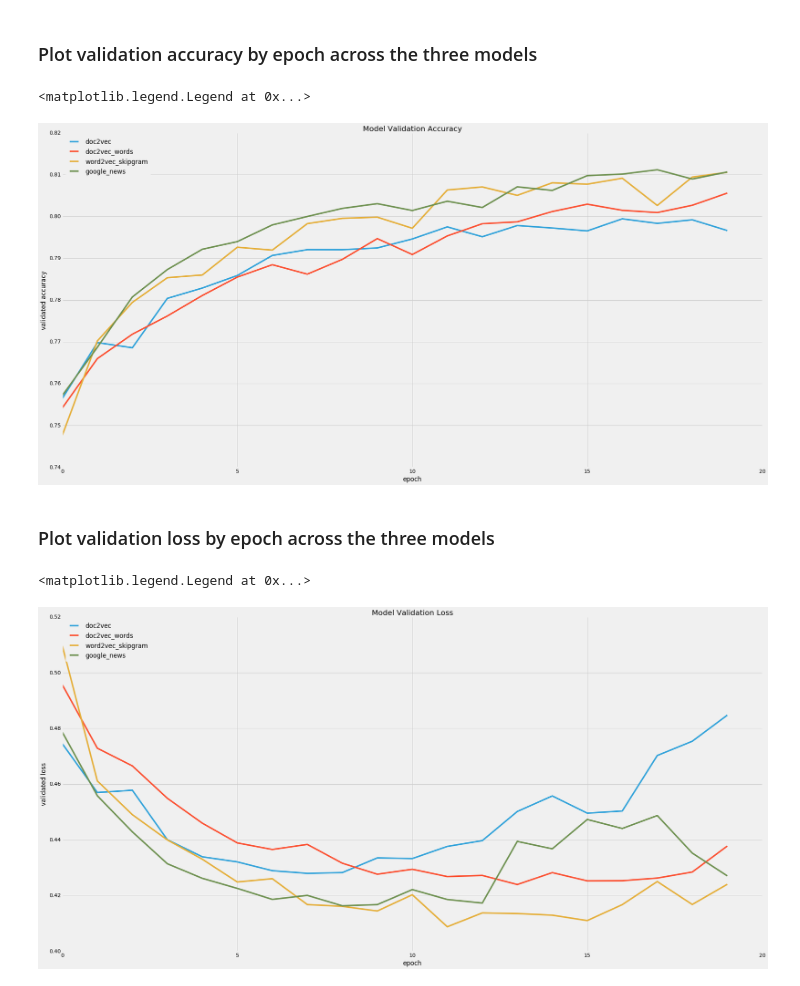
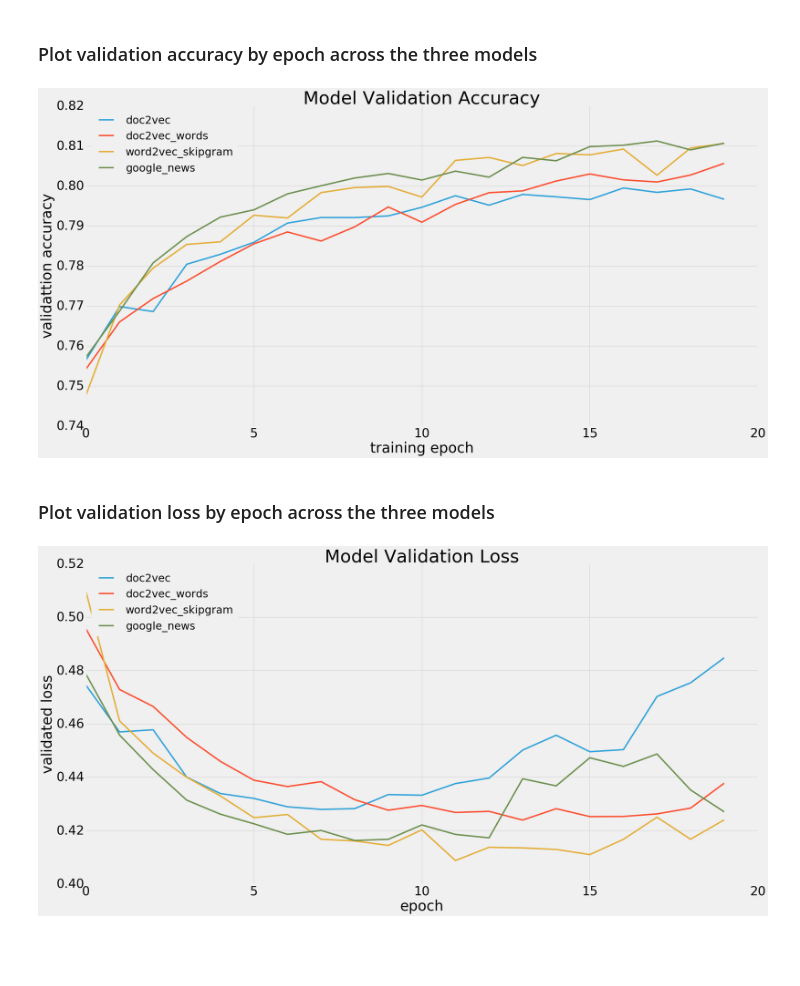
Before and after one commit to ddandur/Quora-DupQ-with-Gensim, a Jupyter notebook: Quora Duplicate Questions with Word2vec and Keras.ipynb, the cells around one changed output. Saved outputs shown, nothing was run; the diff lists cells and outputs as text; code cells hidden in the pictures; blank space fills up the shorter version.

Commit message:
made images easier to read by increasing size of title, axis labels, legend and tic marks

```diff
--- a/Quora Duplicate Questions with Word2vec and Keras.ipynb
+++ b/Quora Duplicate Questions with Word2vec and Keras.ipynb
@@ -877,25 +877,27 @@ plt.plot(doc2vec_df["val_acc"].values)
 plt.plot(doc2vec_words_df["val_acc"].values)
 plt.plot(word2vec_skipgram_df["val_acc"].values)
 plt.plot(google_news_word2vec_df["val_acc"].values)
-plt.title('Model Validation Accuracy')
-plt.ylabel('validated accuracy')
-plt.xlabel('epoch')
-plt.legend(['doc2vec', 'doc2vec_words', 'word2vec_skipgram', 'google_news'], loc='upper left')
+plt.title('Model Validation Accuracy', fontsize=50)
+plt.ylabel('validattion accuracy', fontsize=40)
+plt.xlabel('training epoch', fontsize=40)
+plt.legend(['doc2vec', 'doc2vec_words', 'word2vec_skipgram', 'google_news'], loc='upper left', prop={'size':30})
+plt.tick_params(labelsize=35)
+plt.savefig('val_acc.png')
 # %% [output]
-<matplotlib.legend.Legend at 0x...>
-[figure, old version]
+[figure, new version]
 # %% [markdown]
 ### Plot validation loss by epoch across the three models
 # %%
 plt.figure(figsize=(30,15))
 plt.plot(doc2vec_df["val_loss"].values)
 plt.plot(doc2vec_words_df["val_loss"].values)
 plt.plot(word2vec_skipgram_df["val_loss"].values)
 plt.plot(google_news_word2vec_df["val_loss"].values)
-plt.title('Model Validation Loss')
-plt.ylabel('validated loss')
-plt.xlabel('epoch')
-plt.legend(['doc2vec', 'doc2vec_words', 'word2vec_skipgram', 'google_news'], loc='upper left')
+plt.title('Model Validation Loss', fontsize=50)
+plt.ylabel('validated loss', fontsize=40)
+plt.xlabel('epoch', fontsize=40)
+plt.legend(['doc2vec', 'doc2vec_words', 'word2vec_skipgram', 'google_news'], loc='upper left', prop={'size':30})
+plt.tick_params(labelsize=35)
+plt.savefig('val_loss.png')
 # %% [output]
-<matplotlib.legend.Legend at 0x...>
-[figure, old version]
+[figure, new version]
```
Also changed, not shown: 2 other files.
